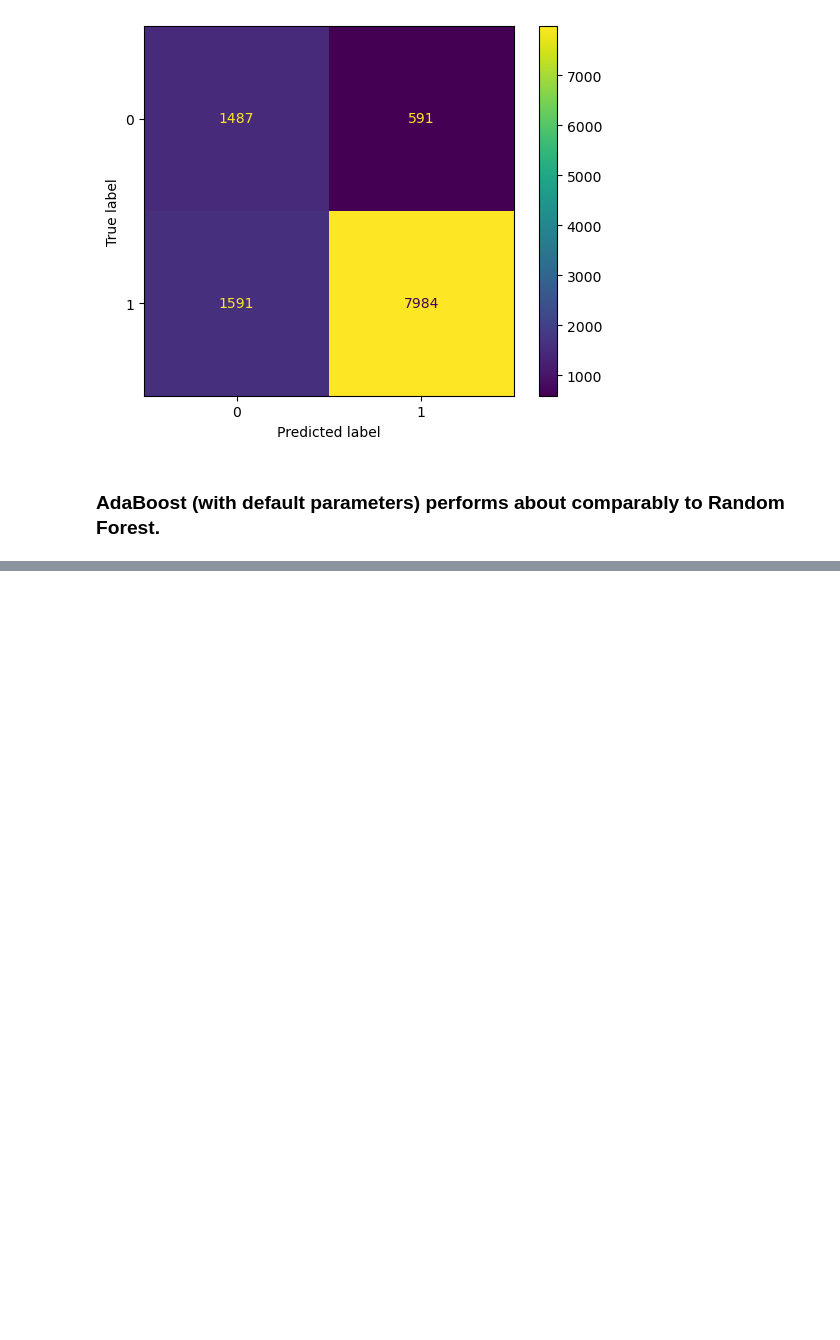
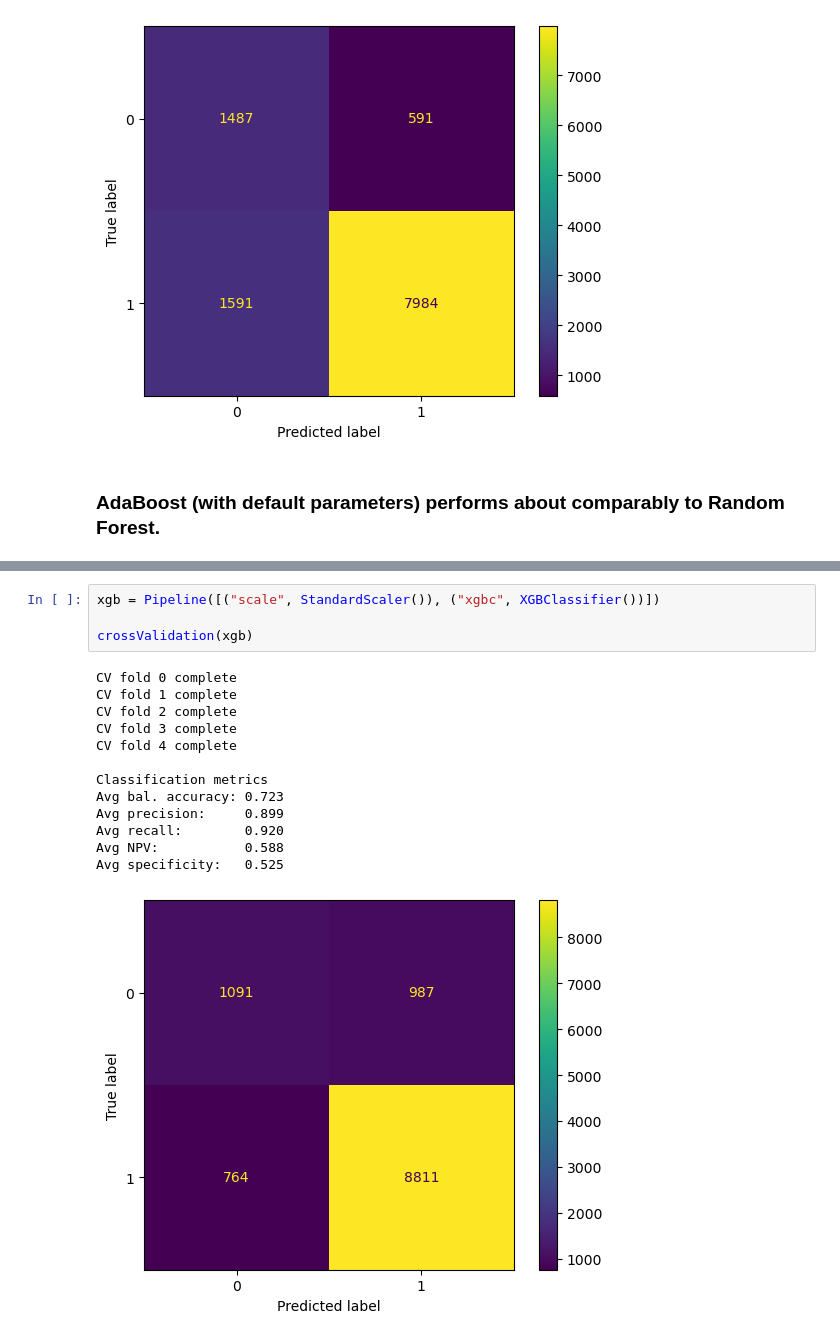
Before and after one commit to aapandy2/predicting_nba_player_retention, a Jupyter notebook: ModelSelection.ipynb, the cells around one changed output, grey strips where cells are left out. Saved outputs shown, nothing was run; the diff lists cells and outputs as text; blank space fills up the shorter version.

```diff
--- a/ModelSelection.ipynb
+++ b/ModelSelection.ipynb
@@ -534,0 +504,18 @@ ModuleNotFoundError: No module named 'xgboost'
+# %%
+xgb = Pipeline([("scale", StandardScaler()), ("xgbc", XGBClassifier())])
+
+crossValidation(xgb)
+# %% [output]
+CV fold 0 complete
+CV fold 1 complete
+CV fold 2 complete
+CV fold 3 complete
+CV fold 4 complete
+
+Classification metrics
+Avg bal. accuracy: 0.723
+Avg precision:     0.899
+Avg recall:        0.920
+Avg NPV:           0.588
+Avg specificity:   0.525
+[figure, added]
```
Also changed, not shown: parts of 8 cells of this notebook.
